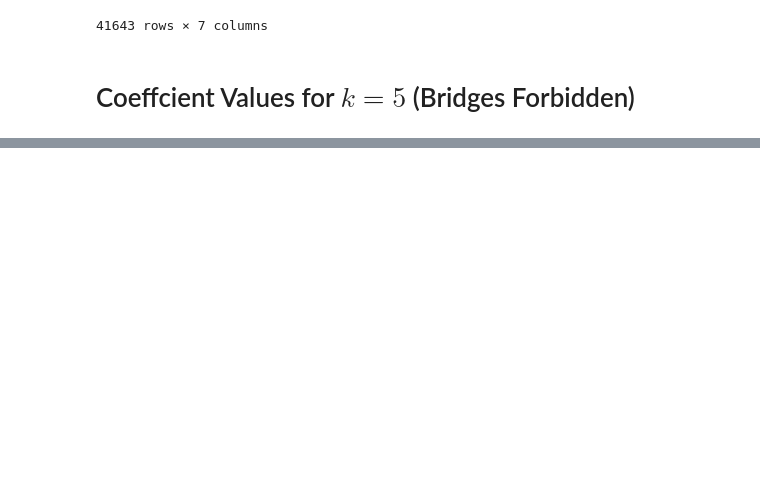
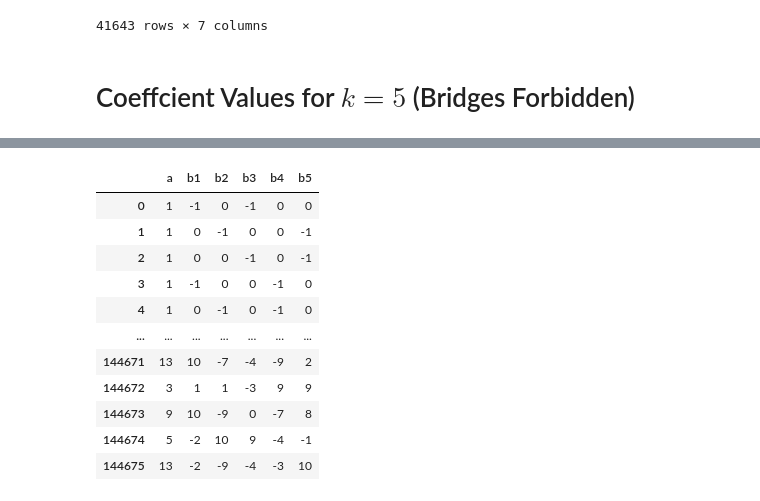
Before and after one commit to davidmisiak/flow-polynomials, a Jupyter notebook: analysis.ipynb, the cells around one changed output, grey strips where cells are left out. Saved outputs shown, nothing was run; the diff lists cells and outputs as text; code cells hidden in the pictures; blank space fills up the shorter version.

```diff
--- a/analysis.ipynb
+++ b/analysis.ipynb
@@ -270,0 +274,89 @@ plot_k5(df_k5_dP5, 26)
+# %%
+def load_k6(path):
+    return pd.read_table(path, names=['n', 'a', 'b1', 'b2', 'b3', 'b4', 'b5', 'b6', 'c1', 'c2', 'c3', 'd1', 'd2', 'd3', 'e1', 'e2'], sep=' ')
+
+def load_data(k, path):
+    if k == 4:
+        return load_k4(path)
+    if k == 5:
+        return load_k5(path)
+    if k == 6:
+        return load_k6(path)
+    raise NotImplementedError
+
+def unique_rows(df):
+    return df.drop_duplicates(ignore_index=True)
+
+def transformations_from_mappings(df, rotation_mappings):
+    dfs = []
+    mapping_from = rotation_mappings[0]
+    for mapping_to in rotation_mappings:
+        mapping = dict(zip(mapping_from, mapping_to))
+        dfs.append(df.rename(columns=mapping))
+    return pd.concat(dfs, ignore_index=True)
+
+def all_transformations(k, df):
+    if k == 4:
+        return transformations_from_mappings(df, [
+            ['a', 'b1', 'b2'],
+            ['a', 'b2', 'b1'],
+        ])
+    if k == 5:
+        return transformations_from_mappings(df, [
+            # rotations
+            ['a', 'b1', 'b2', 'b3', 'b4', 'b5'],
+            ['a', 'b2', 'b3', 'b4', 'b5', 'b1'],
+            ['a', 'b3', 'b4', 'b5', 'b1', 'b2'],
+            ['a', 'b4', 'b5', 'b1', 'b2', 'b3'],
+            ['a', 'b5', 'b1', 'b2', 'b3', 'b4'],
+            # reflection + rotations
+            ['a', 'b1', 'b5', 'b4', 'b3', 'b2'],
+            ['a', 'b5', 'b4', 'b3', 'b2', 'b1'],
+            ['a', 'b4', 'b3', 'b2', 'b1', 'b5'],
+            ['a', 'b3', 'b2', 'b1', 'b5', 'b4'],
+            ['a', 'b2', 'b1', 'b5', 'b4', 'b3'],
+        ])
+    if k == 6:
+        return transformations_from_mappings(df, [
+            # rotations
+            ['a', 'b1', 'b2', 'b3', 'b4', 'b5', 'b6', 'c1', 'c2', 'c3', 'd1', 'd2', 'd3', 'e1', 'e2'],
+            ['a', 'b2', 'b3', 'b4', 'b5', 'b6', 'b1', 'c2', 'c3', 'c1', 'd2', 'd3', 'd1', 'e2', 'e1'],
+            ['a', 'b3', 'b4', 'b5', 'b6', 'b1', 'b2', 'c3', 'c1', 'c2', 'd3', 'd1', 'd2', 'e1', 'e2'],
+            ['a', 'b4', 'b5', 'b6', 'b1', 'b2', 'b3', 'c1', 'c2', 'c3', 'd1', 'd2', 'd3', 'e2', 'e1'],
+            ['a', 'b5', 'b6', 'b1', 'b2', 'b3', 'b4', 'c2', 'c3', 'c1', 'd2', 'd3', 'd1', 'e1', 'e2'],
+            ['a', 'b6', 'b1', 'b2', 'b3', 'b4', 'b5', 'c3', 'c1', 'c2', 'd3', 'd1', 'd2', 'e2', 'e1'],
+            # reflection + rotations
+            ['a', 'b1', 'b6', 'b5', 'b4', 'b3', 'b2', 'c3', 'c2', 'c1', 'd1', 'd3', 'd2', 'e1', 'e2'],
+            ['a', 'b6', 'b5', 'b4', 'b3', 'b2', 'b1', 'c2', 'c1', 'c3', 'd3', 'd2', 'd1', 'e2', 'e1'],
+            ['a', 'b5', 'b4', 'b3', 'b2', 'b1', 'b6', 'c1', 'c3', 'c2', 'd2', 'd1', 'd3', 'e1', 'e2'],
+            ['a', 'b4', 'b3', 'b2', 'b1', 'b6', 'b5', 'c3', 'c2', 'c1', 'd1', 'd3', 'd2', 'e2', 'e1'],
+            ['a', 'b3', 'b2', 'b1', 'b6', 'b5', 'b4', 'c2', 'c1', 'c3', 'd3', 'd2', 'd1', 'e1', 'e2'],
+            ['a', 'b2', 'b1', 'b6', 'b5', 'b4', 'b3', 'c1', 'c3', 'c2', 'd2', 'd1', 'd3', 'e2', 'e1'],
+        ])
+    raise NotImplementedError
+
+def prepare_data(k, v=26, flags='c2m2'):
+    path = f'computed/k{k}-{flags}dP{k}-{max(v, 16)}.txt.gz'
+    df = load_data(k, path)
+    df = df[k + df.n == v]
+    df = df.drop(columns='n')
+    df = unique_rows(df) # remove original duplicates
+    df = all_transformations(k, df)
+    df = unique_rows(df) # remove duplicates created by transformations
+    return df
+
+points = prepare_data(5)
+points
+# %% [output]
+|  | a | b1 | b2 | b3 | b4 | b5 |
+| 0 | 1 | -1 | 0 | -1 | 0 | 0 |
+| 1 | 1 | 0 | -1 | 0 | 0 | -1 |
+| 2 | 1 | 0 | 0 | -1 | 0 | -1 |
+| 3 | 1 | -1 | 0 | 0 | -1 | 0 |
+| 4 | 1 | 0 | -1 | 0 | -1 | 0 |
+| ... | ... | ... | ... | ... | ... | ... |
+| 144671 | 13 | 10 | -7 | -4 | -9 | 2 |
+| 144672 | 3 | 1 | 1 | -3 | 9 | 9 |
+| 144673 | 9 | 10 | -9 | 0 | -7 | 8 |
+| 144674 | 5 | -2 | 10 | 9 | -4 | -1 |
+| 144675 | 13 | -2 | -9 | -4 | -3 | 10 |
```
Also changed, not shown: parts of 11 cells of this notebook.
